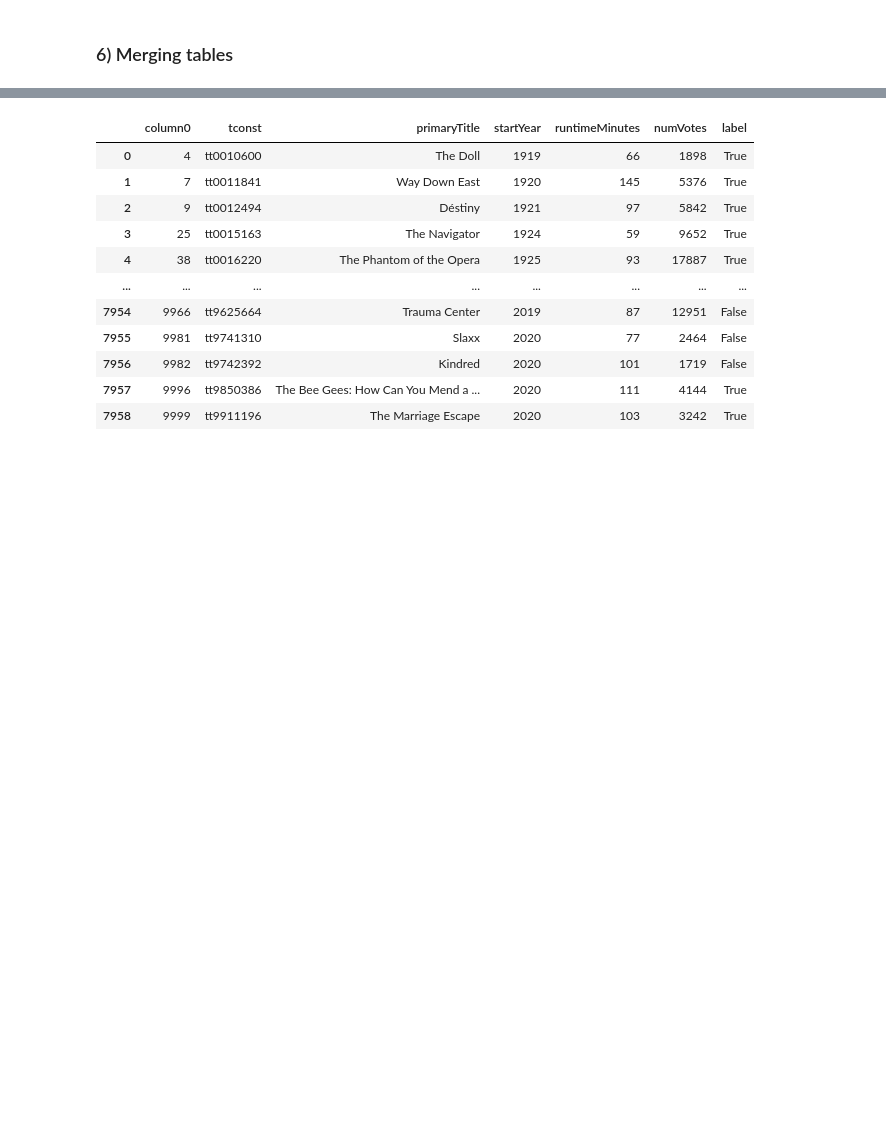
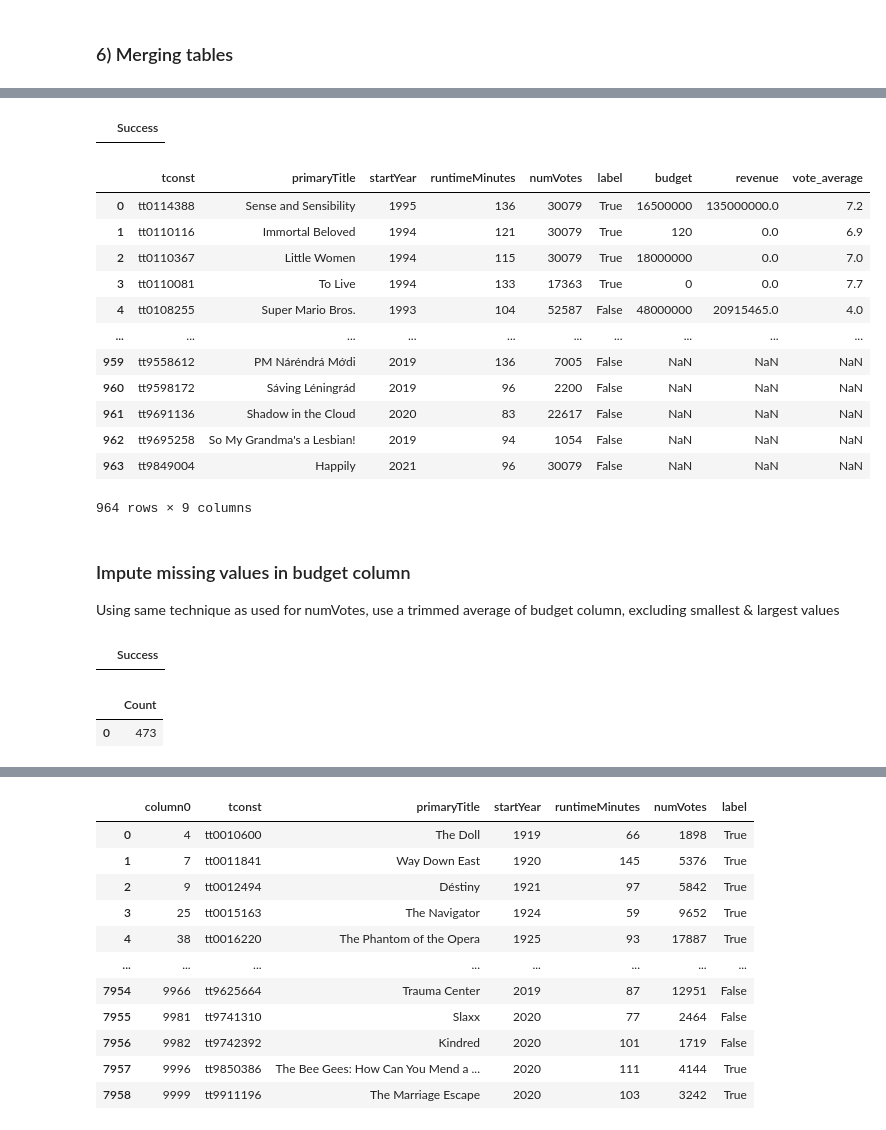
Before and after one commit to Rohan-Deshamudre/big-data-course-2022-projects, a Jupyter notebook: imdb/IMDB-Revisited.ipynb, the cells around one changed output, grey strips where cells are left out. Saved outputs shown, nothing was run; the diff lists cells and outputs as text; code cells hidden in the pictures; blank space fills up the shorter version.

```diff
--- a/imdb/IMDB-Revisited.ipynb
+++ b/imdb/IMDB-Revisited.ipynb
@@ -510,0 +585,24 @@ con.execute('''
+# %%
+execute(drop_release_year('merged_training_set'))
+# %% [output]
+|  | Success |
+# %%
+con.execute('''SELECT * FROM merged_training_set''').fetchdf()
+# %% [output]
+|  | tconst | primaryTitle | startYear | runtimeMinutes | numVotes | label | budget | revenue | vote_average |
+| 0 | tt0114388 | Sense and Sensibility | 1995 | 136 | 30079 | True | 16500000 | 135000000.0 | 7.2 |
+| 1 | tt0110116 | Immortal Beloved | 1994 | 121 | 30079 | True | 120 | 0.0 | 6.9 |
+| 2 | tt0110367 | Little Women | 1994 | 115 | 30079 | True | 18000000 | 0.0 | 7.0 |
+| 3 | tt0110081 | To Live | 1994 | 133 | 17363 | True | 0 | 0.0 | 7.7 |
+| 4 | tt0108255 | Super Mario Bros. | 1993 | 104 | 52587 | False | 48000000 | 20915465.0 | 4.0 |
+| ... | ... | ... | ... | ... | ... | ... | ... | ... | ... |
+| 959 | tt9558612 | PM Náréndrá Mớdi | 2019 | 136 | 7005 | False | NaN | NaN | NaN |
+| 960 | tt9598172 | Sáving Léningrád | 2019 | 96 | 2200 | False | NaN | NaN | NaN |
+| 961 | tt9691136 | Shadow in the Cloud | 2020 | 83 | 22617 | False | NaN | NaN | NaN |
+| 962 | tt9695258 | So My Grandma's a Lesbian! | 2019 | 94 | 1054 | False | NaN | NaN | NaN |
+| 963 | tt9849004 | Happily | 2021 | 96 | 30079 | False | NaN | NaN | NaN |
+964 rows × 9 columns
+# %% [markdown]
+### Impute missing values in budget column
+
+Using same technique as used for numVotes, use a trimmed average of budget column, excluding smallest & largest values
@@ -510,0 +628,9 @@ con.execute('''
+# %%
+execute(convert_budget('merged_training_set'))
+# %% [output]
+|  | Success |
+# %%
+execute(calculate_missing_budget('merged_training_set'))
+# %% [output]
+|  | Count |
+| 0 | 473 |
```
Also changed, not shown: parts of 47 cells of this notebook.
